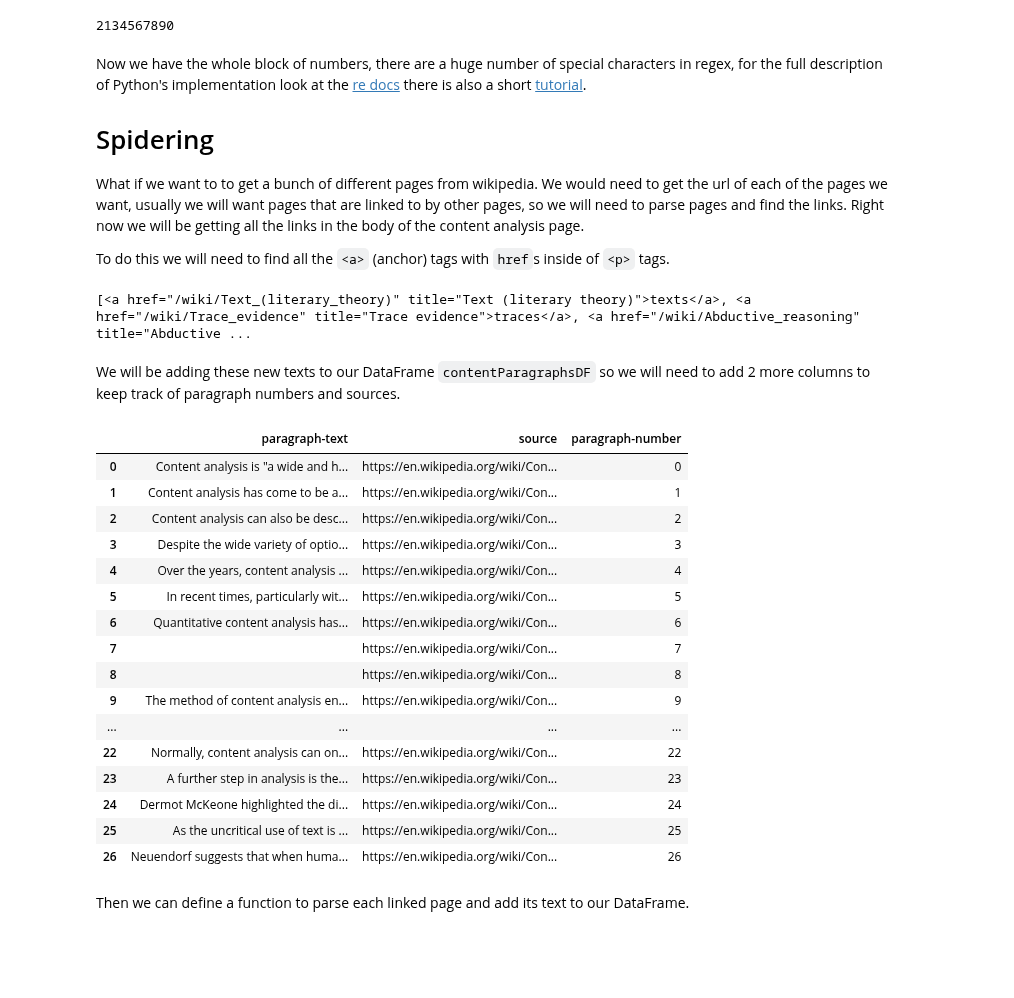
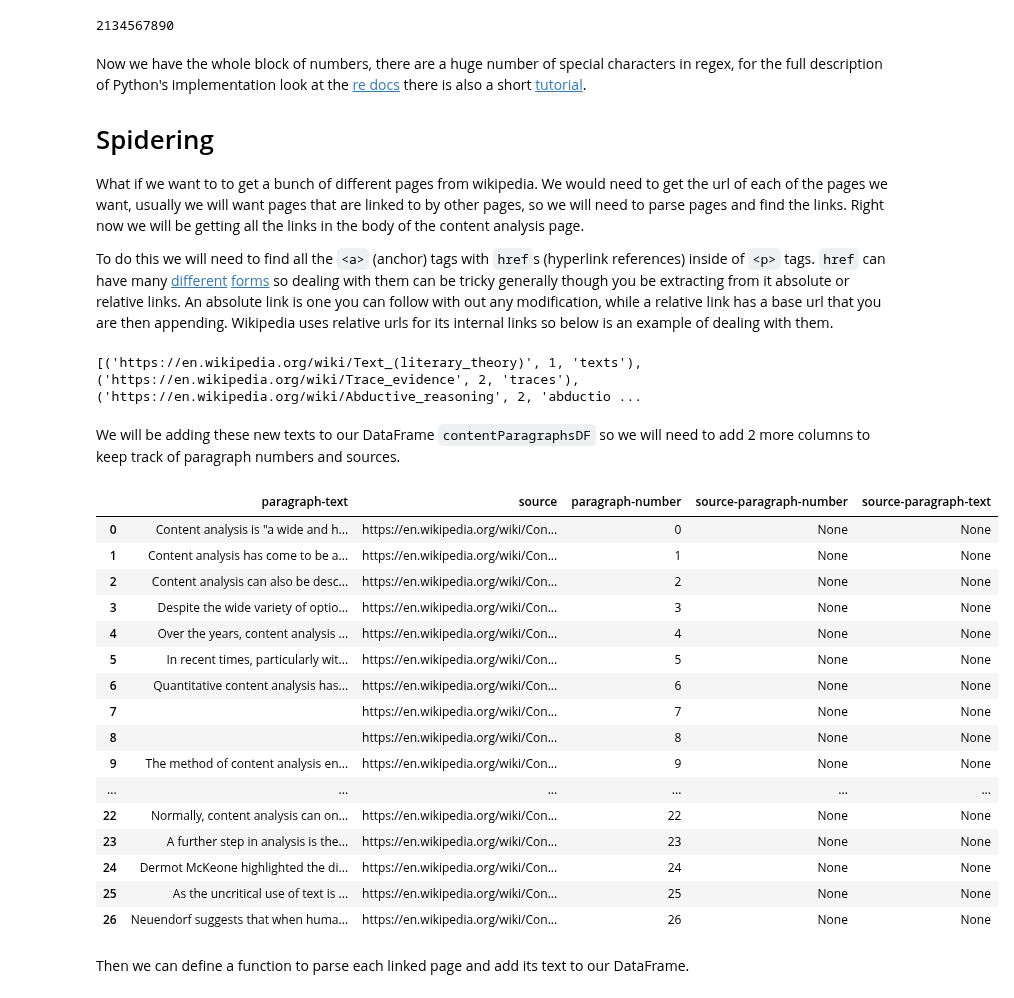
Before and after one commit to KnowledgeLab/content_analysis, a Jupyter notebook: notebooks/1-intro.ipynb, the cells around one changed output. Saved outputs shown, nothing was run; the diff lists cells and outputs as text; code cells hidden in the pictures; blank space fills up the shorter version.

```diff
--- a/notebooks/1-intro.ipynb
+++ b/notebooks/1-intro.ipynb
@@ -164,39 +165,58 @@ Now we have the whole block of numbers, there are a huge number of special chara
 
 What if we want to to get a bunch of different pages from wikipedia. We would need to get the url of each of the pages we want, usually we will want pages that are linked to by other pages, so we will need to parse pages and find the links. Right now we will be getting all the links in the body of the content analysis page.
 
-To do this we will need to find all the `<a>` (anchor) tags with `href`s inside of `<p>` tags.
+To do this we will need to find all the `<a>` (anchor) tags with `href`s (hyperlink references) inside of `<p>` tags. `href` can have many [different](http://stackoverflow.com/questions/4855168/what-is-href-and-why-is-it-used) [forms](https://en.wikipedia.org/wiki/Hyperlink#Hyperlinks_in_HTML) so dealing with them can be tricky generally though you be extracting from it absolute or relative links. An absolute link is one you can follow with out any modification, while a relative link has a base url that you are then appending. Wikipedia uses relative urls for its internal links so below is an example of dealing with them.
-# %%
-tagLinks = []
-for pTag in contentPTags:
-    #we only want hrefs that link to wiki pages
-    tagLinks += pTag.findAll('a', href=re.compile('/wiki/'), class_=False)
-print(tagLinks[:4])
-# %% [output]
-[<a href="/wiki/Text_(literary_theory)" title="Text (literary theory)">texts</a>, <a href="/wiki/Trace_evidence" title="Trace evidence">traces</a>, <a href="/wiki/Abductive_reasoning" title="Abductive ...
+# %%
+#wikipedia_base_url = 'https://en.wikipedia.org'
+
+otherPAgeURLS = []
+#We also want to know where the links come from so we also will get:
+#the paragraph number
+#the word the link is in
+for paragraphNum, pTag in enumerate(contentPTags):
+    #we only want hrefs that link to wiki pages
+    tagLinks = pTag.findAll('a', href=re.compile('/wiki/'), class_=False)
+    for aTag in tagLinks:
+        #We need to extract the url from the <a> tag
+        relurl = aTag.get('href')
+        linkText = aTag.text
+        #wikipedia_base_url is the base we can use the urllib joining function to merge them
+        #Giving a nice structured tupe like this means we can use tuple expansion later
+        otherPAgeURLS.append((
+            urllib.parse.urljoin(wikipedia_base_url, relurl),
+            paragraphNum,
+            linkText,
+        ))
+print(otherPAgeURLS[:10])
+# %% [output]
+[('https://en.wikipedia.org/wiki/Text_(literary_theory)', 1, 'texts'), ('https://en.wikipedia.org/wiki/Trace_evidence', 2, 'traces'), ('https://en.wikipedia.org/wiki/Abductive_reasoning', 2, 'abductio ...
 # %% [markdown]
 We will be adding these new texts to our DataFrame `contentParagraphsDF` so we will need to add 2 more columns to keep track of paragraph numbers and sources.
 # %%
 contentParagraphsDF['source'] = [wikipedia_content_analysis] * len(contentParagraphsDF['paragraph-text'])
 contentParagraphsDF['paragraph-number'] = range(len(contentParagraphsDF['paragraph-text']))
+contentParagraphsDF['source-paragraph-number'] = [None] * len(contentParagraphsDF['paragraph-text'])
+contentParagraphsDF['source-paragraph-text'] = [None] * len(contentParagraphsDF['paragraph-text'])
+
 contentParagraphsDF
 # %% [output]
-|  | paragraph-text | source | paragraph-number |
-| 0 | Content analysis is "a wide and h... | https://en.wikipedia.org/wiki/Con... | 0 |
-| 1 | Content analysis has come to be a... | https://en.wikipedia.org/wiki/Con... | 1 |
-| 2 | Content analysis can also be desc... | https://en.wikipedia.org/wiki/Con... | 2 |
-| 3 | Despite the wide variety of optio... | https://en.wikipedia.org/wiki/Con... | 3 |
-| 4 | Over the years, content analysis ... | https://en.wikipedia.org/wiki/Con... | 4 |
-| 5 | In recent times, particularly wit... | https://en.wikipedia.org/wiki/Con... | 5 |
-| 6 | Quantitative content analysis has... | https://en.wikipedia.org/wiki/Con... | 6 |
-| 7 |  | https://en.wikipedia.org/wiki/Con... | 7 |
-| 8 |  | https://en.wikipedia.org/wiki/Con... | 8 |
-| 9 | The method of content analysis en... | https://en.wikipedia.org/wiki/Con... | 9 |
-| ... | ... | ... | ... |
-| 22 | Normally, content analysis can on... | https://en.wikipedia.org/wiki/Con... | 22 |
-| 23 | A further step in analysis is the... | https://en.wikipedia.org/wiki/Con... | 23 |
-| 24 | Dermot McKeone highlighted the di... | https://en.wikipedia.org/wiki/Con... | 24 |
-| 25 | As the uncritical use of text is ... | https://en.wikipedia.org/wiki/Con... | 25 |
-| 26 | Neuendorf suggests that when huma... | https://en.wikipedia.org/wiki/Con... | 26 |
+|  | paragraph-text | source | paragraph-number | source-paragraph-number | source-paragraph-text |
+| 0 | Content analysis is "a wide and h... | https://en.wikipedia.org/wiki/Con... | 0 | None | None |
+| 1 | Content analysis has come to be a... | https://en.wikipedia.org/wiki/Con... | 1 | None | None |
+| 2 | Content analysis can also be desc... | https://en.wikipedia.org/wiki/Con... | 2 | None | None |
+| 3 | Despite the wide variety of optio... | https://en.wikipedia.org/wiki/Con... | 3 | None | None |
+| 4 | Over the years, content analysis ... | https://en.wikipedia.org/wiki/Con... | 4 | None | None |
+| 5 | In recent times, particularly wit... | https://en.wikipedia.org/wiki/Con... | 5 | None | None |
+| 6 | Quantitative content analysis has... | https://en.wikipedia.org/wiki/Con... | 6 | None | None |
+| 7 |  | https://en.wikipedia.org/wiki/Con... | 7 | None | None |
+| 8 |  | https://en.wikipedia.org/wiki/Con... | 8 | None | None |
+| 9 | The method of content analysis en... | https://en.wikipedia.org/wiki/Con... | 9 | None | None |
+| ... | ... | ... | ... | ... | ... |
+| 22 | Normally, content analysis can on... | https://en.wikipedia.org/wiki/Con... | 22 | None | None |
+| 23 | A further step in analysis is the... | https://en.wikipedia.org/wiki/Con... | 23 | None | None |
+| 24 | Dermot McKeone highlighted the di... | https://en.wikipedia.org/wiki/Con... | 24 | None | None |
+| 25 | As the uncritical use of text is ... | https://en.wikipedia.org/wiki/Con... | 25 | None | None |
+| 26 | Neuendorf suggests that when huma... | https://en.wikipedia.org/wiki/Con... | 26 | None | None |
 # %% [markdown]
 Then we can define a function to parse each linked page and add its text to our DataFrame.
 # %%
```
Also changed, not shown: parts of 12 cells of this notebook, 2 other files.
